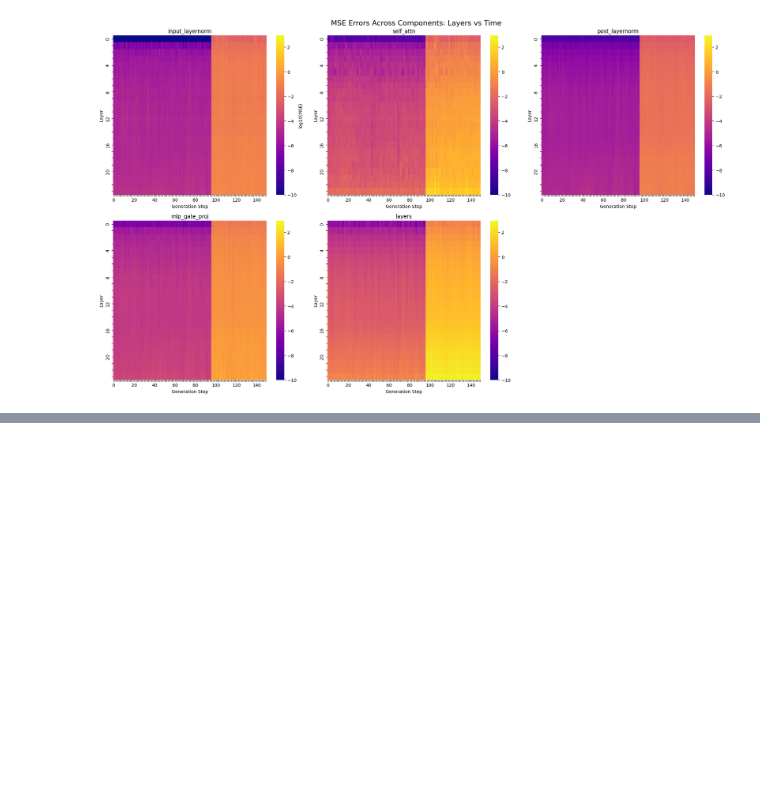
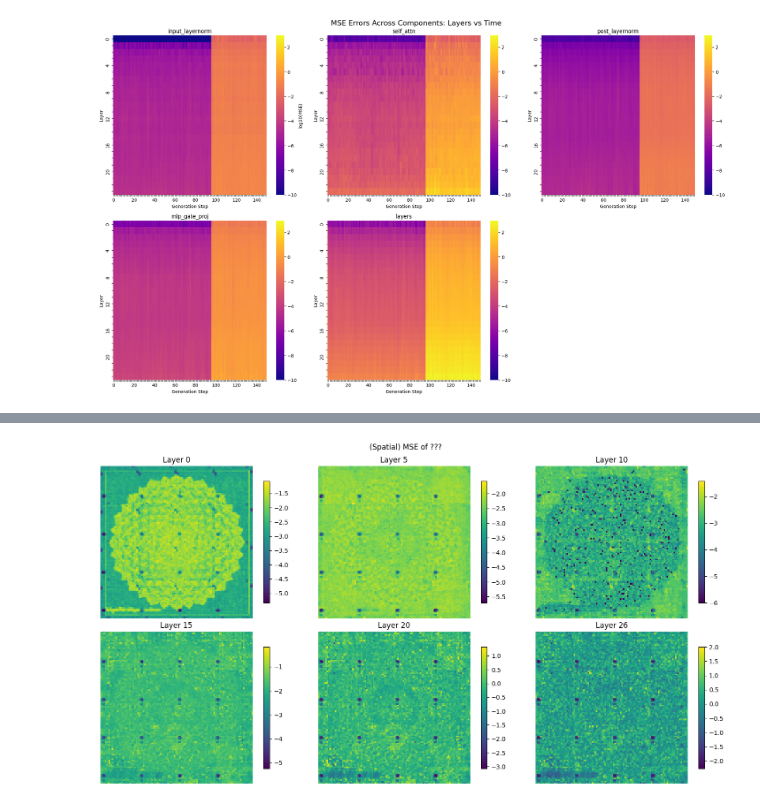
Before and after one commit to kornia/kornia-rs, a Jupyter notebook: examples/smol_vlm/validation/validation.ipynb, the cells around one changed output, grey strips where cells are left out. Saved outputs shown, nothing was run; the diff lists cells and outputs as text; code cells hidden in the pictures; blank space fills up the shorter version.

```diff
--- a/examples/smol_vlm/validation/validation.ipynb
+++ b/examples/smol_vlm/validation/validation.ipynb
@@ -546,0 +627,21 @@ Highest error at: post_layernorm in layer 24 = 1.85e+00
+# %%
+layers_to_show = [0, 5, 10, 15, 20, 26]
+fig, axes = plt.subplots(2, 3, figsize=(15, 8))
+axes = axes.flatten()
+
+for i, layer_d in enumerate(layers_to_show):
+    key = f"input_layernorm_d{layer_d}_i0"
+    key2 = f"post_layernorm_d{layer_d}_i0"
+    if key in err_result_spatial:
+        s = err_result_spatial[key]-err_result_spatial[key2]
+        # s = err_result_spatial[key2]
+        im = axes[i].imshow(torch.log10(abs(s)+1e-6))
+        axes[i].set_title(f'Layer {layer_d}')
+        axes[i].axis('off')
+        plt.colorbar(im, ax=axes[i], shrink=0.8)
+
+plt.suptitle("(Spatial) MSE of ???")
+plt.tight_layout()
+plt.show()
+# %% [output]
+[figure, added]
```
Also changed, not shown: parts of 10 cells of this notebook, 8 other files.
